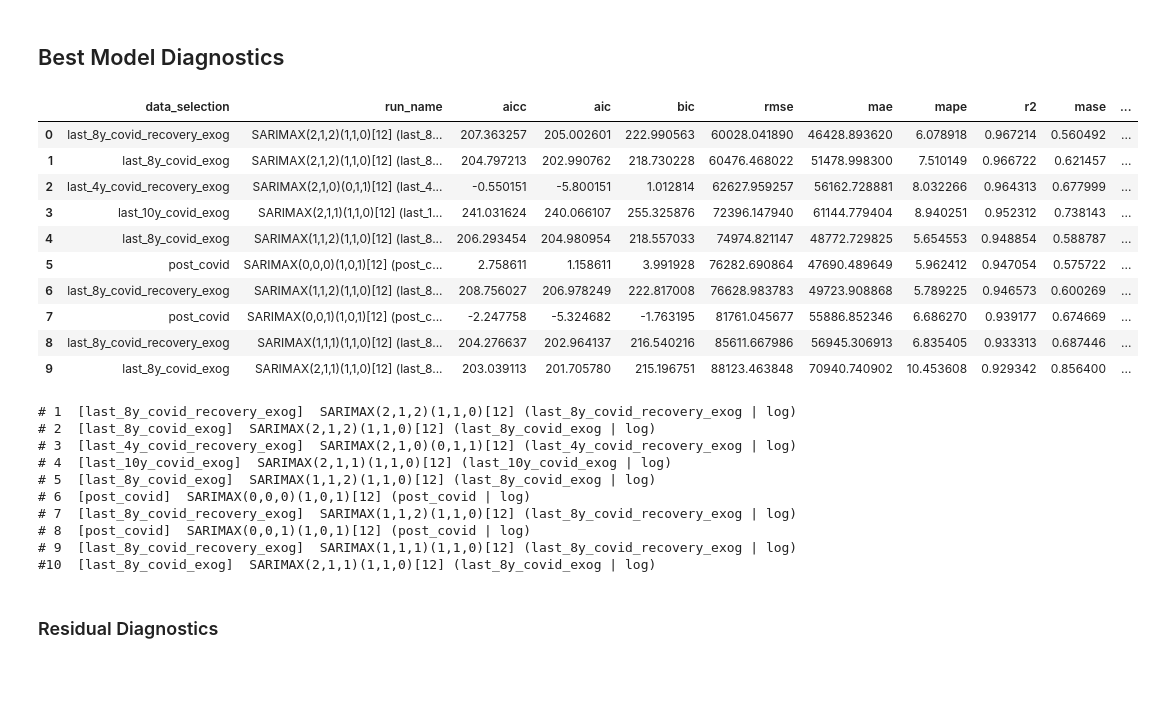
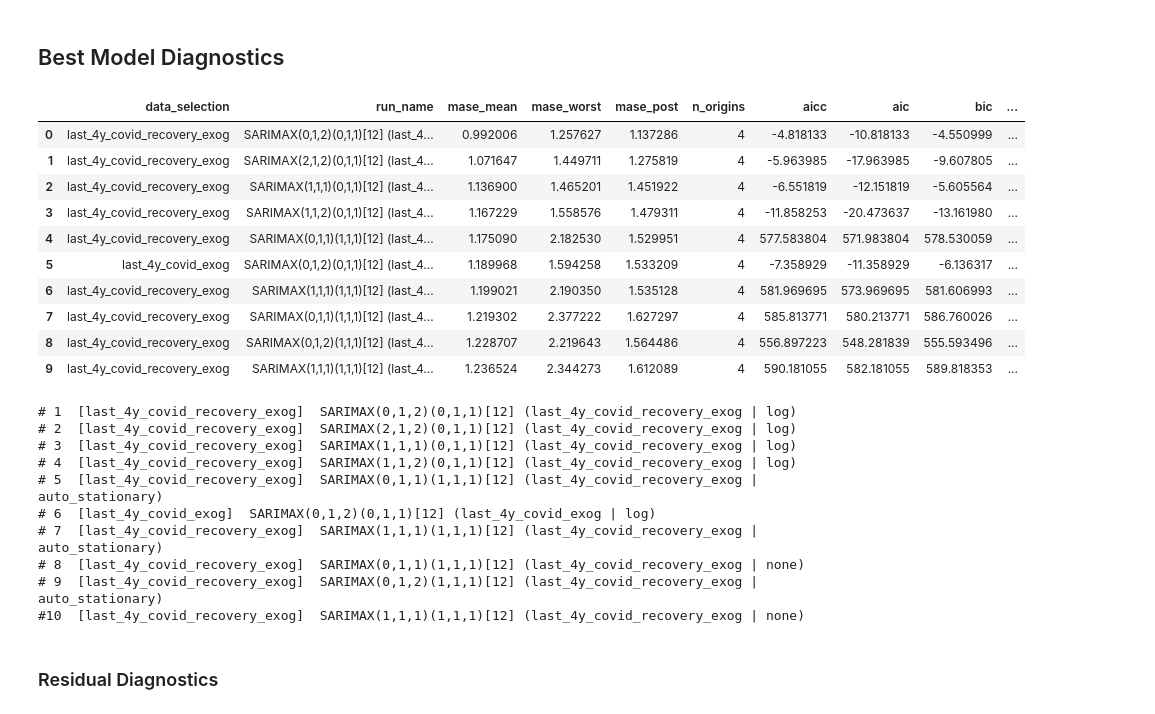
Before and after one commit to Gbrlmoraes/brazil_tourism_forecasting_benchmark, a Jupyter notebook: notebooks/5_arima_model_testing.ipynb, the cells around one changed output. Drawn from its saved outputs; the diff is of its cells as text; code cells hidden in the pictures; blank space fills up the shorter version.

```diff
--- a/notebooks/5_arima_model_testing.ipynb
+++ b/notebooks/5_arima_model_testing.ipynb
@@ -27,7 +27,7 @@ load_dotenv()
 ROOT_PATH = os.path.dirname(os.getcwd())
 DATA_FOLDER_PATH = os.path.join(ROOT_PATH, 'data', 'processed')
 
-COVID_START = pd.Timestamp('2020-01-01')
+COVID_START = pd.Timestamp('2020-04-01')  # first pandemic month: April 2020
 COVID_END = pd.Timestamp('2021-12-31')
 POST_COVID_START = pd.Timestamp('2022-01-01')
 COVID_RECOVERY_END = pd.Timestamp('2022-06-30')
@@ -815,33 +1077,35 @@ display(best_by_transform_diff.round(0))
 # %%
 top10 = results_df.head(10).copy()
 
 display(
     top10[
         [
             'data_selection',
             'run_name',
+            *AGG_METRICS,
             'aicc',
             'aic',
             'bic',
             *METRICS,
         ]
     ]
 )
 # %% [output]
-|  | data_selection | run_name | aicc | aic | bic | rmse | mae | mape | r2 | mase | ... |
-| 0 | last_8y_covid_recovery_exog | SARIMAX(2,1,2)(1,1,0)[12] (last_8... | 207.363257 | 205.002601 | 222.990563 | 60028.041890 | 46428.893620 | 6.078918 | 0.967214 | 0.560492 | ... |
-| 1 | last_8y_covid_exog | SARIMAX(2,1,2)(1,1,0)[12] (last_8... | 204.797213 | 202.990762 | 218.730228 | 60476.468022 | 51478.998300 | 7.510149 | 0.966722 | 0.621457 | ... |
-| 2 | last_4y_covid_recovery_exog | SARIMAX(2,1,0)(0,1,1)[12] (last_4... | -0.550151 | -5.800151 | 1.012814 | 62627.959257 | 56162.728881 | 8.032266 | 0.964313 | 0.677999 | ... |
-| 3 | last_10y_covid_exog | SARIMAX(2,1,1)(1,1,0)[12] (last_1... | 241.031624 | 240.066107 | 255.325876 | 72396.147940 | 61144.779404 | 8.940251 | 0.952312 | 0.738143 | ... |
-| 4 | last_8y_covid_exog | SARIMAX(1,1,2)(1,1,0)[12] (last_8... | 206.293454 | 204.980954 | 218.557033 | 74974.821147 | 48772.729825 | 5.654553 | 0.948854 | 0.588787 | ... |
-| 5 | post_covid | SARIMAX(0,0,0)(1,0,1)[12] (post_c... | 2.758611 | 1.158611 | 3.991928 | 76282.690864 | 47690.489649 | 5.962412 | 0.947054 | 0.575722 | ... |
-| 6 | last_8y_covid_recovery_exog | SARIMAX(1,1,2)(1,1,0)[12] (last_8... | 208.756027 | 206.978249 | 222.817008 | 76628.983783 | 49723.908868 | 5.789225 | 0.946573 | 0.600269 | ... |
-| 7 | post_covid | SARIMAX(0,0,1)(1,0,1)[12] (post_c... | -2.247758 | -5.324682 | -1.763195 | 81761.045677 | 55886.852346 | 6.686270 | 0.939177 | 0.674669 | ... |
-| 8 | last_8y_covid_recovery_exog | SARIMAX(1,1,1)(1,1,0)[12] (last_8... | 204.276637 | 202.964137 | 216.540216 | 85611.667986 | 56945.306913 | 6.835405 | 0.933313 | 0.687446 | ... |
-| 9 | last_8y_covid_exog | SARIMAX(2,1,1)(1,1,0)[12] (last_8... | 203.039113 | 201.705780 | 215.196751 | 88123.463848 | 70940.740902 | 10.453608 | 0.929342 | 0.856400 | ... |
+|  | data_selection | run_name | mase_mean | mase_worst | mase_post | n_origins | aicc | aic | bic | ... |
+| 0 | last_4y_covid_recovery_exog | SARIMAX(0,1,2)(0,1,1)[12] (last_4... | 0.992006 | 1.257627 | 1.137286 | 4 | -4.818133 | -10.818133 | -4.550999 | ... |
+| 1 | last_4y_covid_recovery_exog | SARIMAX(2,1,2)(0,1,1)[12] (last_4... | 1.071647 | 1.449711 | 1.275819 | 4 | -5.963985 | -17.963985 | -9.607805 | ... |
+| 2 | last_4y_covid_recovery_exog | SARIMAX(1,1,1)(0,1,1)[12] (last_4... | 1.136900 | 1.465201 | 1.451922 | 4 | -6.551819 | -12.151819 | -5.605564 | ... |
+| 3 | last_4y_covid_recovery_exog | SARIMAX(1,1,2)(0,1,1)[12] (last_4... | 1.167229 | 1.558576 | 1.479311 | 4 | -11.858253 | -20.473637 | -13.161980 | ... |
+| 4 | last_4y_covid_recovery_exog | SARIMAX(0,1,1)(1,1,1)[12] (last_4... | 1.175090 | 2.182530 | 1.529951 | 4 | 577.583804 | 571.983804 | 578.530059 | ... |
+| 5 | last_4y_covid_exog | SARIMAX(0,1,2)(0,1,1)[12] (last_4... | 1.189968 | 1.594258 | 1.533209 | 4 | -7.358929 | -11.358929 | -6.136317 | ... |
+| 6 | last_4y_covid_recovery_exog | SARIMAX(1,1,1)(1,1,1)[12] (last_4... | 1.199021 | 2.190350 | 1.535128 | 4 | 581.969695 | 573.969695 | 581.606993 | ... |
+| 7 | last_4y_covid_recovery_exog | SARIMAX(0,1,1)(1,1,1)[12] (last_4... | 1.219302 | 2.377222 | 1.627297 | 4 | 585.813771 | 580.213771 | 586.760026 | ... |
+| 8 | last_4y_covid_recovery_exog | SARIMAX(0,1,2)(1,1,1)[12] (last_4... | 1.228707 | 2.219643 | 1.564486 | 4 | 556.897223 | 548.281839 | 555.593496 | ... |
+| 9 | last_4y_covid_recovery_exog | SARIMAX(1,1,1)(1,1,1)[12] (last_4... | 1.236524 | 2.344273 | 1.612089 | 4 | 590.181055 | 582.181055 | 589.818353 | ... |
 # %%
 def fit_model(row, configs):
-    cfg = configs[(row['data_selection'], row['target_transform'])]
+    """Refit a configuration at the latest origin (trained up to the end of train)."""
+    cfg = configs[(LATEST_ORIGIN, row['data_selection'], row['target_transform'])]
     return SARIMAX(
         cfg['series'],
         exog=cfg['exog_train'],
@@ -857,16 +1121,16 @@ top10_fits = [fit_model(row, model_configs) for _, row in top10.iterrows()]
 for i, (_, row) in enumerate(top10.iterrows()):
     print(f'#{i + 1:>2}  [{row["data_selection"]}]  {row["run_name"]}')
 # %% [output]
-# 1  [last_8y_covid_recovery_exog]  SARIMAX(2,1,2)(1,1,0)[12] (last_8y_covid_recovery_exog | log)
-# 2  [last_8y_covid_exog]  SARIMAX(2,1,2)(1,1,0)[12] (last_8y_covid_exog | log)
-# 3  [last_4y_covid_recovery_exog]  SARIMAX(2,1,0)(0,1,1)[12] (last_4y_covid_recovery_exog | log)
-# 4  [last_10y_covid_exog]  SARIMAX(2,1,1)(1,1,0)[12] (last_10y_covid_exog | log)
-# 5  [last_8y_covid_exog]  SARIMAX(1,1,2)(1,1,0)[12] (last_8y_covid_exog | log)
-# 6  [post_covid]  SARIMAX(0,0,0)(1,0,1)[12] (post_covid | log)
-# 7  [last_8y_covid_recovery_exog]  SARIMAX(1,1,2)(1,1,0)[12] (last_8y_covid_recovery_exog | log)
-# 8  [post_covid]  SARIMAX(0,0,1)(1,0,1)[12] (post_covid | log)
-# 9  [last_8y_covid_recovery_exog]  SARIMAX(1,1,1)(1,1,0)[12] (last_8y_covid_recovery_exog | log)
-#10  [last_8y_covid_exog]  SARIMAX(2,1,1)(1,1,0)[12] (last_8y_covid_exog | log)
+# 1  [last_4y_covid_recovery_exog]  SARIMAX(0,1,2)(0,1,1)[12] (last_4y_covid_recovery_exog | log)
+# 2  [last_4y_covid_recovery_exog]  SARIMAX(2,1,2)(0,1,1)[12] (last_4y_covid_recovery_exog | log)
+# 3  [last_4y_covid_recovery_exog]  SARIMAX(1,1,1)(0,1,1)[12] (last_4y_covid_recovery_exog | log)
+# 4  [last_4y_covid_recovery_exog]  SARIMAX(1,1,2)(0,1,1)[12] (last_4y_covid_recovery_exog | log)
+# 5  [last_4y_covid_recovery_exog]  SARIMAX(0,1,1)(1,1,1)[12] (last_4y_covid_recovery_exog | auto_stationary)
+# 6  [last_4y_covid_exog]  SARIMAX(0,1,2)(0,1,1)[12] (last_4y_covid_exog | log)
+# 7  [last_4y_covid_recovery_exog]  SARIMAX(1,1,1)(1,1,1)[12] (last_4y_covid_recovery_exog | auto_stationary)
+# 8  [last_4y_covid_recovery_exog]  SARIMAX(0,1,1)(1,1,1)[12] (last_4y_covid_recovery_exog | none)
+# 9  [last_4y_covid_recovery_exog]  SARIMAX(0,1,2)(1,1,1)[12] (last_4y_covid_recovery_exog | auto_stationary)
+#10  [last_4y_covid_recovery_exog]  SARIMAX(1,1,1)(1,1,1)[12] (last_4y_covid_recovery_exog | none)
 # %% [markdown]
 ### Residual Diagnostics
 # %%
```
Also changed, not shown: parts of 19 cells of this notebook, 8 other files.
